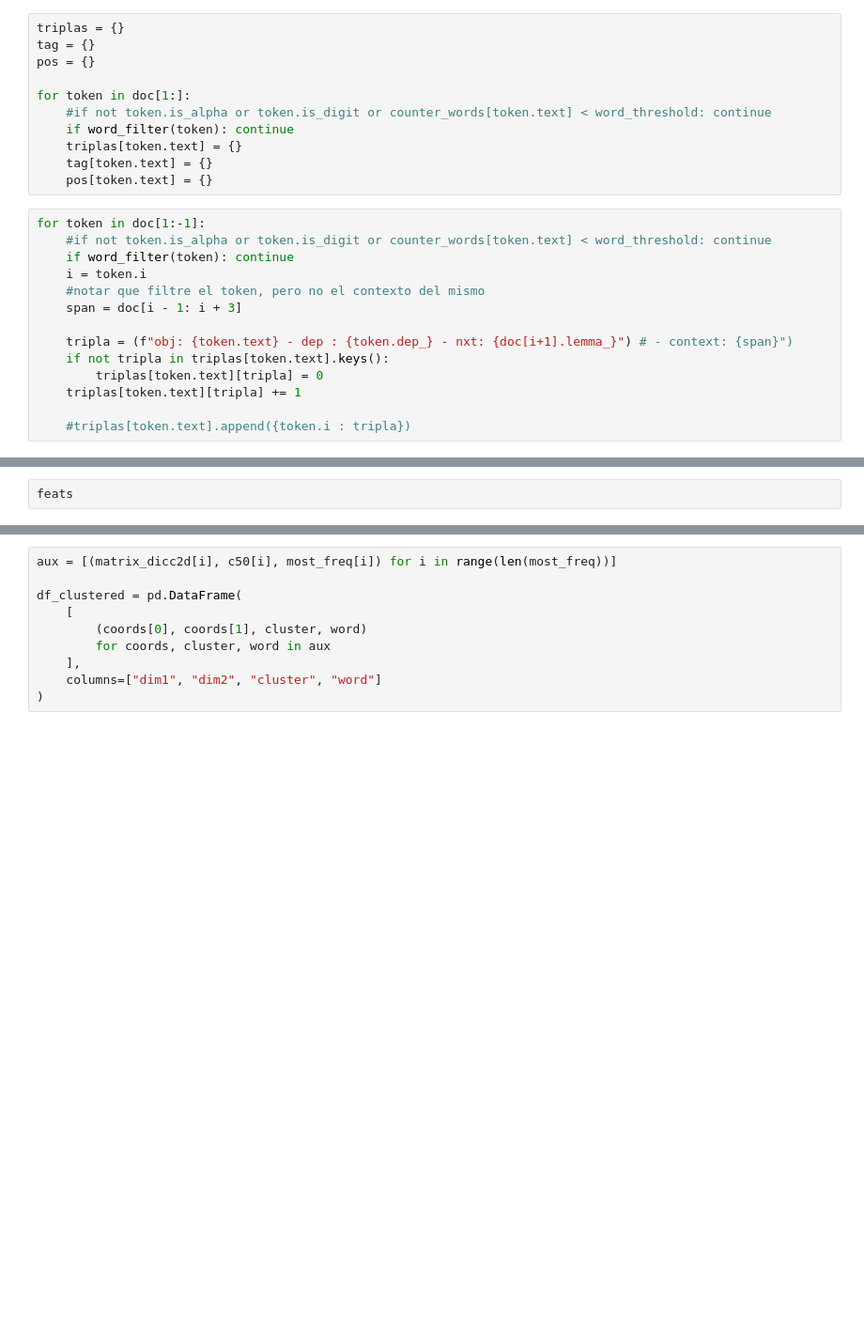
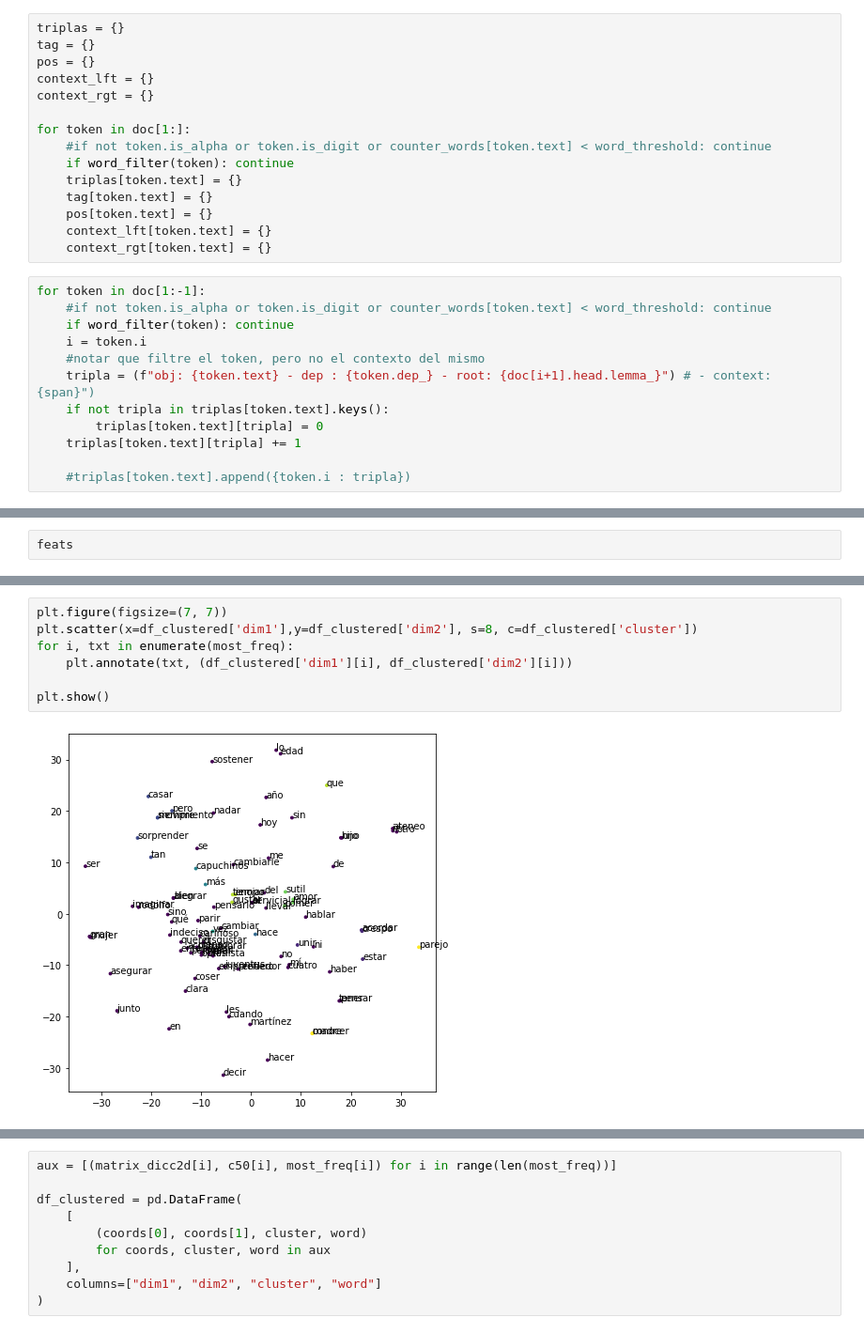
Before and after one commit to NazaGara/clustering-tm, a Jupyter notebook: clustering.ipynb, the cells around one changed output, grey strips where cells are left out. Shown at 94% size. Saved outputs shown, nothing was run; the diff lists cells and outputs as text; blank space fills up the shorter version.

```diff
--- a/clustering.ipynb
+++ b/clustering.ipynb
@@ -68,6 +74,8 @@ amount of words that appear more than 10 times: 404
 triplas = {}
 tag = {}
 pos = {}
+context_lft = {}
+context_rgt = {}
 
 for token in doc[1:]:
     #if not token.is_alpha or token.is_digit or counter_words[token.text] < word_threshold: continue
@@ -75,15 +83,15 @@ for token in doc[1:]:
     triplas[token.text] = {}
     tag[token.text] = {}
     pos[token.text] = {}
+    context_lft[token.text] = {}
+    context_rgt[token.text] = {}
 # %%
 for token in doc[1:-1]:
     #if not token.is_alpha or token.is_digit or counter_words[token.text] < word_threshold: continue
     if word_filter(token): continue
     i = token.i
     #notar que filtre el token, pero no el contexto del mismo
-    span = doc[i - 1: i + 3]
-
-    tripla = (f"obj: {token.text} - dep : {token.dep_} - nxt: {doc[i+1].lemma_}") # - context: {span}")
+    tripla = (f"obj: {token.text} - dep : {token.dep_} - root: {doc[i+1].head.lemma_}") # - context: {span}")
     if not tripla in triplas[token.text].keys():
         triplas[token.text][tripla] = 0
     triplas[token.text][tripla] += 1
@@ -134 +225,10 @@ red_matrix = np.delete(matrix_normed, np.where(variances < threshold_variances),
+# %%
+plt.figure(figsize=(7, 7))
+plt.scatter(x=df_clustered['dim1'],y=df_clustered['dim2'], s=8, c=df_clustered['cluster'])
+for i, txt in enumerate(most_freq):
+    plt.annotate(txt, (df_clustered['dim1'][i], df_clustered['dim2'][i]))
+
+plt.show()
+# %% [output]
+[figure, added]
 # %%
```
Also changed, not shown: parts of 22 cells of this notebook.
